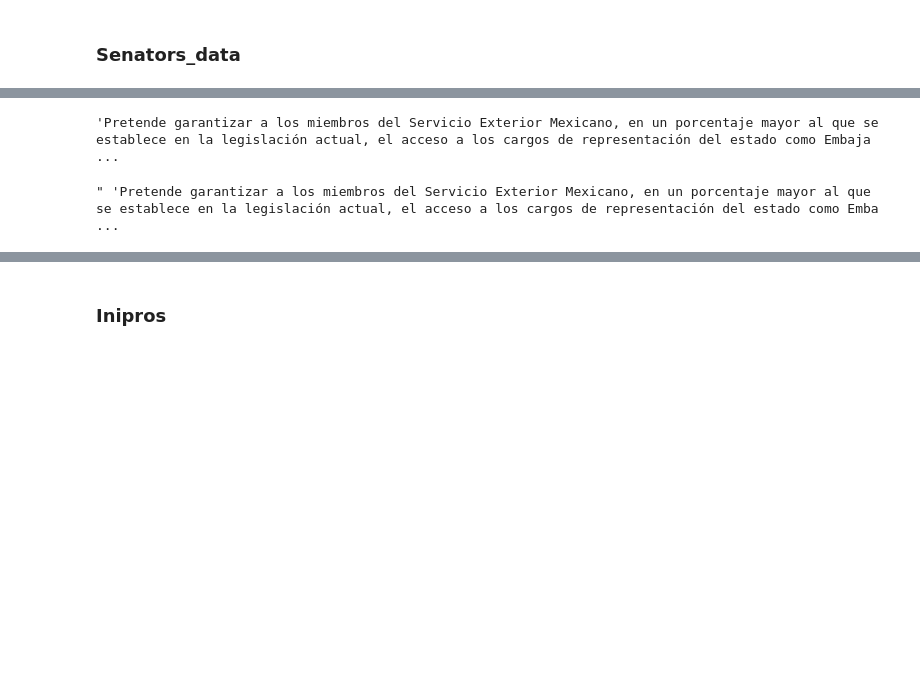
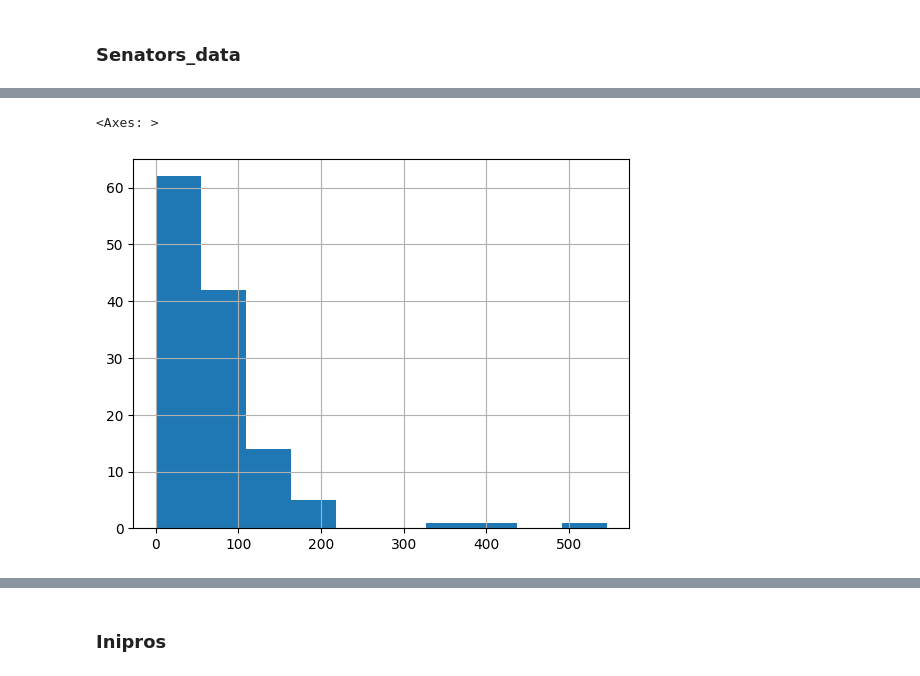
Before and after one commit to jomilu93/sivico, a Jupyter notebook: notebooks/BETO.ipynb, the cells around one changed output, grey strips where cells are left out. Cells and saved outputs as stored; diff of their text form; code cells hidden in the pictures; blank space fills up the shorter version.

```diff
--- a/notebooks/BETO.ipynb
+++ b/notebooks/BETO.ipynb
@@ -31,0 +9,4 @@ data['initiative_list'] = data['initiative_list'].str.replace('[', ' ').str.repl
+# %%
+#Import senator csv from senator_data_file
+senators = pd.read_csv(r'/Users/mimihuerta/code/jomilu93/sivico/senators_data.csv', converters={'initiative_list': pd.eval}, index_col='Unnamed: 0')
+senators.head(2)
@@ -51,5 +32,0 @@ data.head(2)
-# %%
-a = data['initatives_summary_dummy'][0]
-a
-# %% [output]
-'Pretende garantizar a los miembros del Servicio Exterior Mexicano, en un porcentaje mayor al que se establece en la legislación actual, el acceso a los cargos de representación del estado como Embaja ...
@@ -58,4 +33,7 @@ data['initiative_list'] = data['initiative_list'].str.replace(r'\r\n\r\n', " ")
-# %%
-data['initiative_list'][0]
-# %% [output]
-" 'Pretende garantizar a los miembros del Servicio Exterior Mexicano, en un porcentaje mayor al que se establece en la legislación actual, el acceso a los cargos de representación del estado como Emba ...
+# %%
+#Number of sentences in the dataset
+len_col = [len(prop) for prop in senators["initiative_list"]]
+pd.Series(len_col).hist()
+# %% [output]
+<Axes: >
+[figure, added]
```
Also changed, not shown: parts of 33 cells of this notebook, 1 other file.
